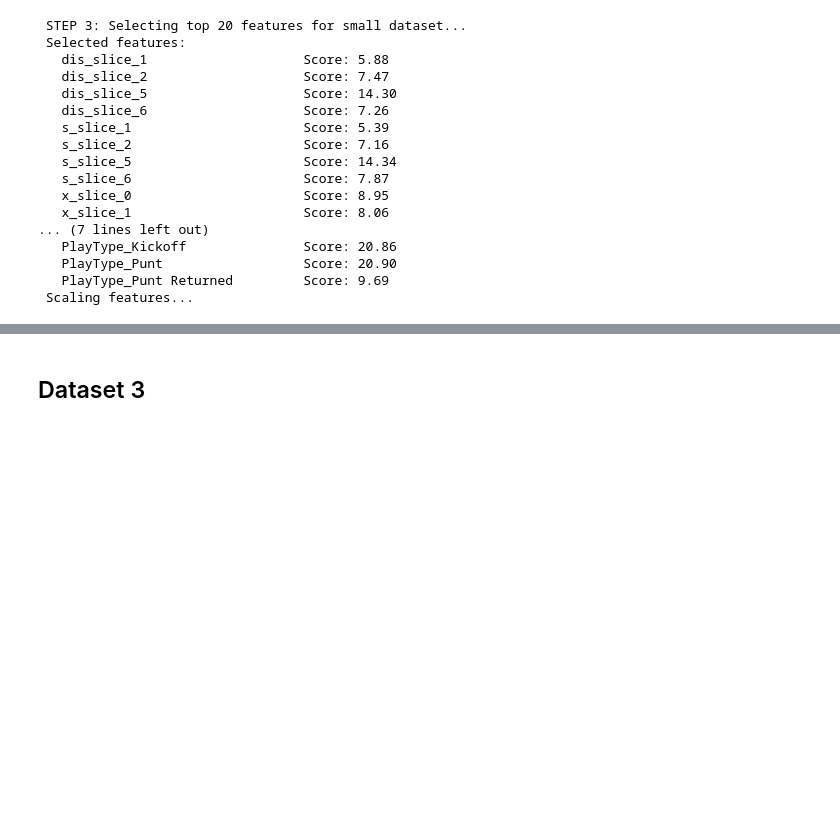
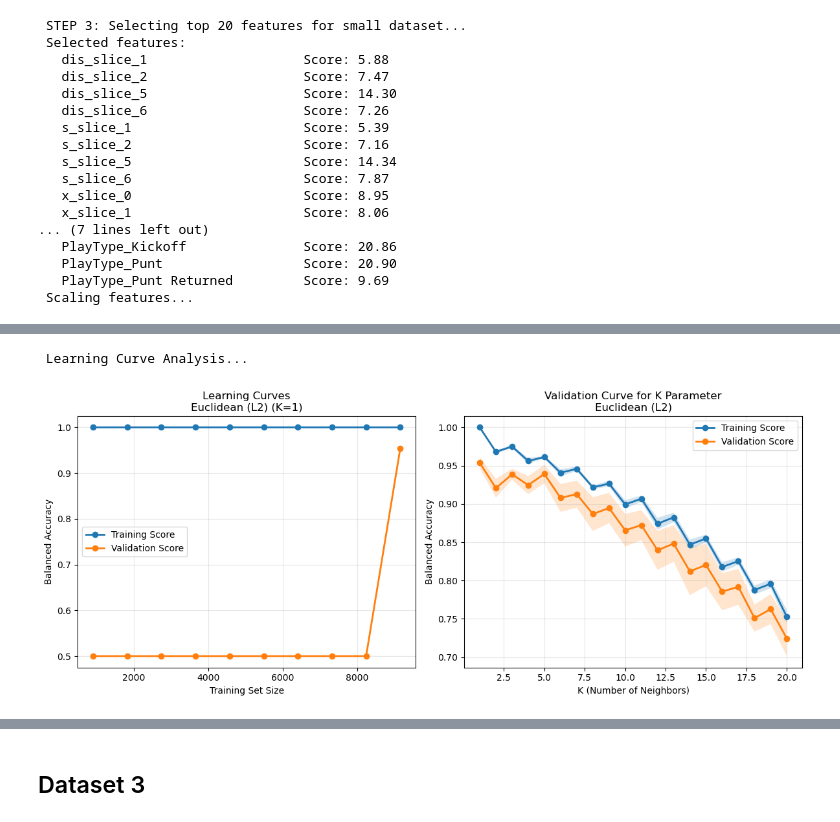
Before and after one commit to shmorhunmsds/summer_milestone_2, a Jupyter notebook: week_8_final.ipynb, the cells around one changed output, grey strips where cells are left out. Saved outputs shown, nothing was run; the diff lists cells and outputs as text; code cells hidden in the pictures; blank space fills up the shorter version.

```diff
--- a/week_8_final.ipynb
+++ b/week_8_final.ipynb
@@ -1570,0 +1636,32 @@ Original test set: 53392 samples
+# %%
+from imblearn.pipeline import Pipeline as ImbPipeline
+from imblearn.under_sampling import RandomUnderSampler
+from imblearn.over_sampling import SMOTE
+
+# Define parameters
+undersample_ratio = 0.01
+oversample_ratio = 0.1
+smote_k = 5
+
+# Create pipeline
+pipeline = ImbPipeline([
+    ('undersample', RandomUnderSampler(
+        sampling_strategy=undersample_ratio,
+        random_state=42
+    )),
+    ('oversample', SMOTE(
+        sampling_strategy=oversample_ratio,
+        k_neighbors=smote_k,
+        random_state=42
+    ))
+])
+
+# Apply resampling
+print("\nApplying resampling...")
+print(f"Original dataset shape: {X_scaled.shape}")
+print(f"Original class distribution: {np.bincount(y)}")
+
+X_resampled, y_resampled = pipeline.fit_resample(X_scaled, y)
+
+print(f"Resampled dataset shape: {X_resampled.shape}")
+print(f"Resampled class distribution: {np.bincount(y_resampled)}")
@@ -1596,4 +1711,8 @@ plot_distance_metrics_comparison(distance_results)
 # %%
 # learning curve analysis for dataset 2
+plot_learning_curves(X_resampled, y_resampled, distance_results)
+# %% [output]
+ Learning Curve Analysis...
+[figure, added]
 # %%
 # Perform residual analysis
```
Also changed, not shown: parts of 29 cells of this notebook, 1 other file.
